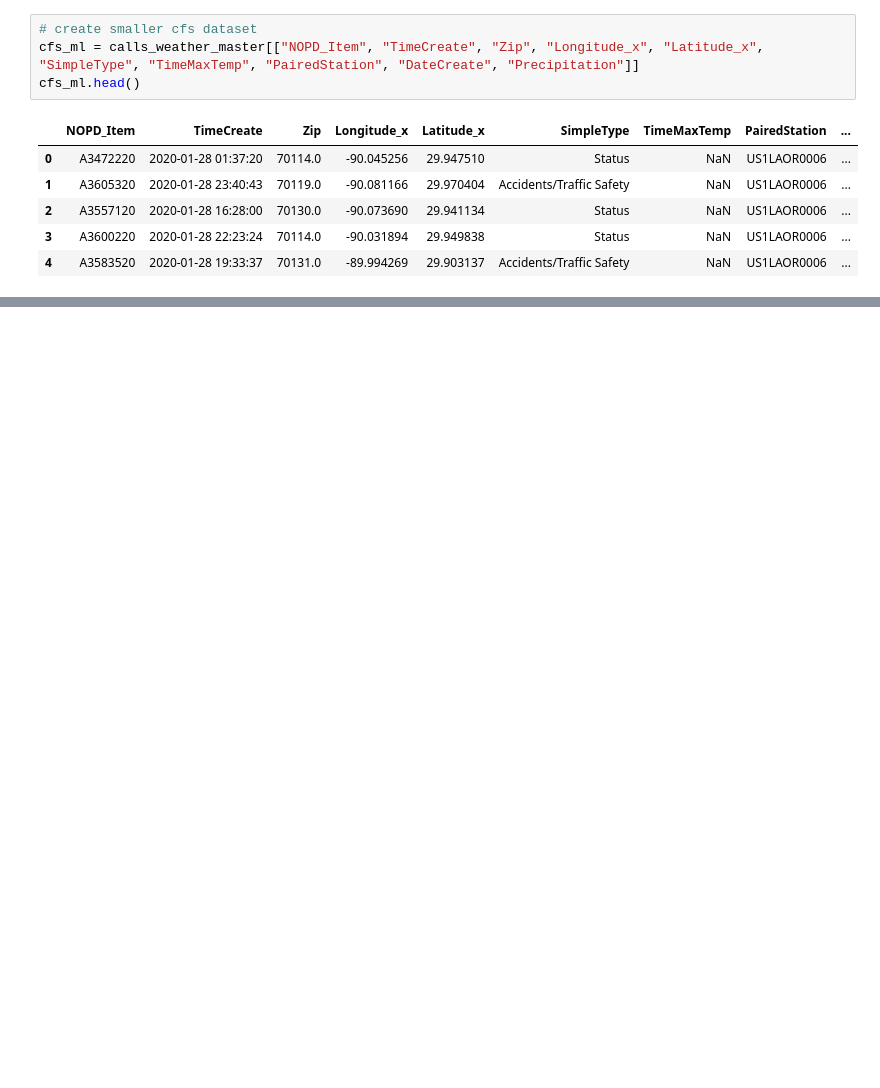
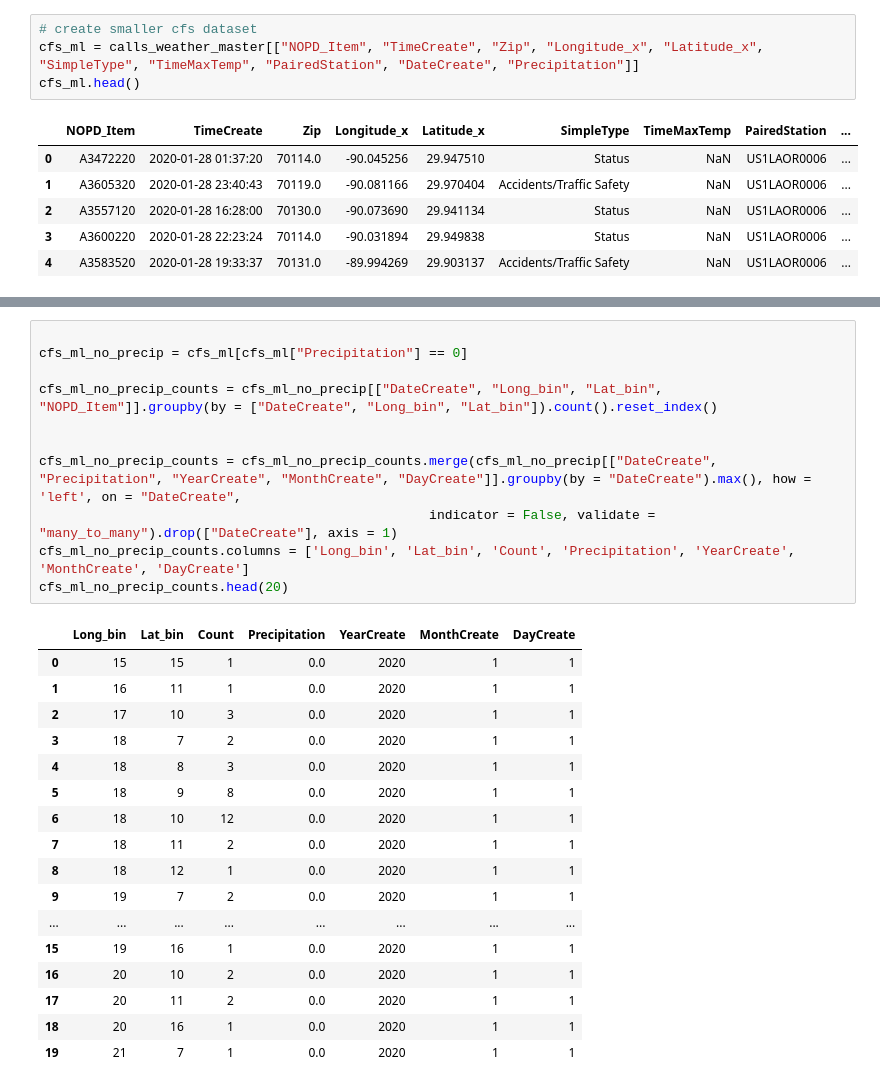
Before and after one commit to outlawhayden/weather-crime, a Jupyter notebook: notebooks/model_playground.ipynb, the cells around one changed output, grey strips where cells are left out. Saved outputs shown, nothing was run; the diff lists cells and outputs as text; blank space fills up the shorter version.

```diff
--- a/notebooks/model_playground.ipynb
+++ b/notebooks/model_playground.ipynb
@@ -774,0 +795,29 @@ array([16, 17, 18, 19, 21, 20, 15,  1, 14,  3])
+# %%
+
+cfs_ml_no_precip = cfs_ml[cfs_ml["Precipitation"] == 0]
+
+cfs_ml_no_precip_counts = cfs_ml_no_precip[["DateCreate", "Long_bin", "Lat_bin", "NOPD_Item"]].groupby(by = ["DateCreate", "Long_bin", "Lat_bin"]).count().reset_index()
+
+
+cfs_ml_no_precip_counts = cfs_ml_no_precip_counts.merge(cfs_ml_no_precip[["DateCreate", "Precipitation", "YearCreate", "MonthCreate", "DayCreate"]].groupby(by = "DateCreate").max(), how = 'left', on = "DateCreate",
+                                                  indicator = False, validate = "many_to_many").drop(["DateCreate"], axis = 1)
+cfs_ml_no_precip_counts.columns = ['Long_bin', 'Lat_bin', 'Count', 'Precipitation', 'YearCreate', 'MonthCreate', 'DayCreate']
+cfs_ml_no_precip_counts.head(20)
+# %% [output]
+|  | Long_bin | Lat_bin | Count | Precipitation | YearCreate | MonthCreate | DayCreate |
+| 0 | 15 | 15 | 1 | 0.0 | 2020 | 1 | 1 |
+| 1 | 16 | 11 | 1 | 0.0 | 2020 | 1 | 1 |
+| 2 | 17 | 10 | 3 | 0.0 | 2020 | 1 | 1 |
+| 3 | 18 | 7 | 2 | 0.0 | 2020 | 1 | 1 |
+| 4 | 18 | 8 | 3 | 0.0 | 2020 | 1 | 1 |
+| 5 | 18 | 9 | 8 | 0.0 | 2020 | 1 | 1 |
+| 6 | 18 | 10 | 12 | 0.0 | 2020 | 1 | 1 |
+| 7 | 18 | 11 | 2 | 0.0 | 2020 | 1 | 1 |
+| 8 | 18 | 12 | 1 | 0.0 | 2020 | 1 | 1 |
+| 9 | 19 | 7 | 2 | 0.0 | 2020 | 1 | 1 |
+| ... | ... | ... | ... | ... | ... | ... | ... |
+| 15 | 19 | 16 | 1 | 0.0 | 2020 | 1 | 1 |
+| 16 | 20 | 10 | 2 | 0.0 | 2020 | 1 | 1 |
+| 17 | 20 | 11 | 2 | 0.0 | 2020 | 1 | 1 |
+| 18 | 20 | 16 | 1 | 0.0 | 2020 | 1 | 1 |
+| 19 | 21 | 7 | 1 | 0.0 | 2020 | 1 | 1 |
```
Also changed, not shown: parts of 15 cells of this notebook.
